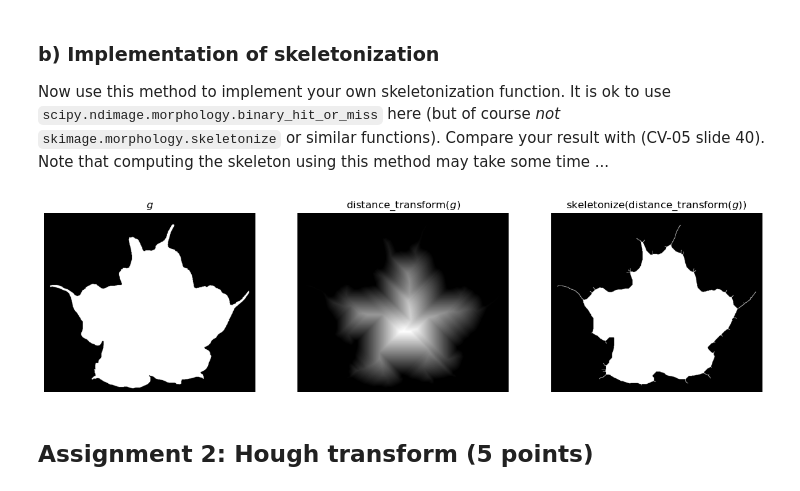
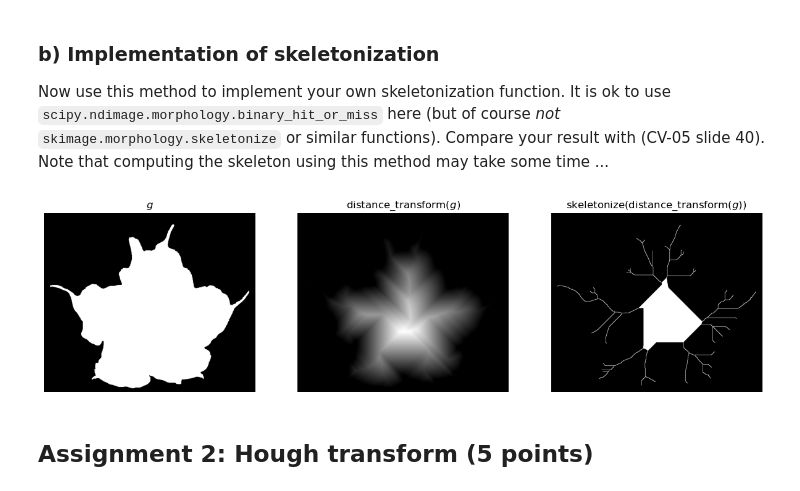
Before and after one commit to Moorboor/ComputerVision, a Jupyter notebook: Homeworks/4/sheet04.ipynb, the cells around one changed output. Saved outputs shown, nothing was run; the diff lists cells and outputs as text; code cells hidden in the pictures.

```diff
--- a/Homeworks/4/sheet04.ipynb
+++ b/Homeworks/4/sheet04.ipynb
@@ -53,6 +53,12 @@ Now use this method to implement your own skeletonization function. It is ok to
 import numpy as np
 import matplotlib.pyplot as plt
 from imageio.v3 import imread
+import os
+
+ABS_PATH = os.path.abspath("")
+IMG_PATH = os.path.join(ABS_PATH, "images")
+
+frames = [plt.imread(os.path.join(IMG_PATH, fname)) for fname in os.listdir(IMG_PATH) if fname.endswith(".jpg") or fname.endswith(".png")]
 
 def local_operator(frame, kernel_size, function):
 
@@ -90,36 +96,38 @@ def skeletonize(frame):
 
     base = np.array([1]*6 + [-1]*3).reshape(3,3)
     base[1,0], base[1,2] = 0, 0
     base2 = np.array([-1]*4+ [1]*5).reshape(3,3)
     base2[0,2], base2[2,0] = 0, 0
 
     kernels = [base, base.T, np.flip(base), np.flip(base.T), base2, np.flip(base2,1).T, np.flip(base2,1), np.flip(base2,1).T, np.flip(base2)]
 
     frame = np.where(frame>0, 1, 0)
-    for _ in range(10):
+    for _ in range(100):
         for kernel in kernels:
             frame -= local_operator(frame, kernel_size=(3,3), function=skeletonize_function)
+
+
     return frame
 
-frame = imread("images/engelstrompete.png") > 0
+frame = frames[0] #imread("images/engelstrompete.png") > 0
 frame = frame.reshape(*frame.shape[:2], 1)
 
 
 imgs = [frame]
 for func in [distance_transform, skeletonize]:
     frame = func(frame)
     imgs.append(frame)
 
 
 fig, axes = plt.subplots(1, 3, figsize=(15,5))
 titles = [r"$g$", r"distance_transform$(g)$", r"skeletonize$($distance_transform$(g))$"]
 
 for ax, t, x in zip(axes, titles, imgs):
     ax.imshow(x, cmap="gray")
     ax.set_title(t)
     ax.axis("off");
 # %% [output]
-[figure, old version]
+[figure, new version]
 # %% [markdown]
 ## Assignment 2: Hough transform (5 points)
 # %% [markdown]
```
Also changed, not shown: 11 other files.
